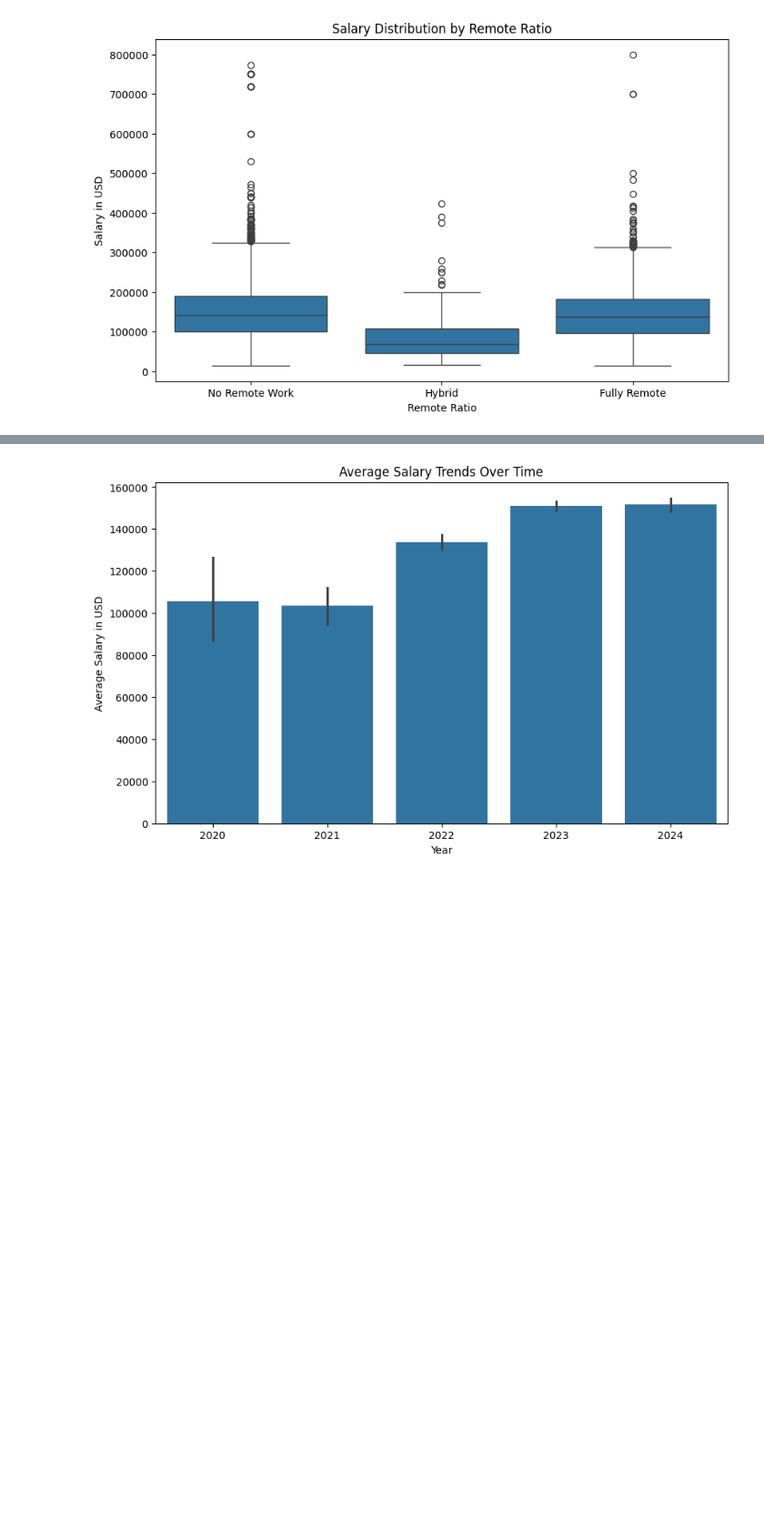
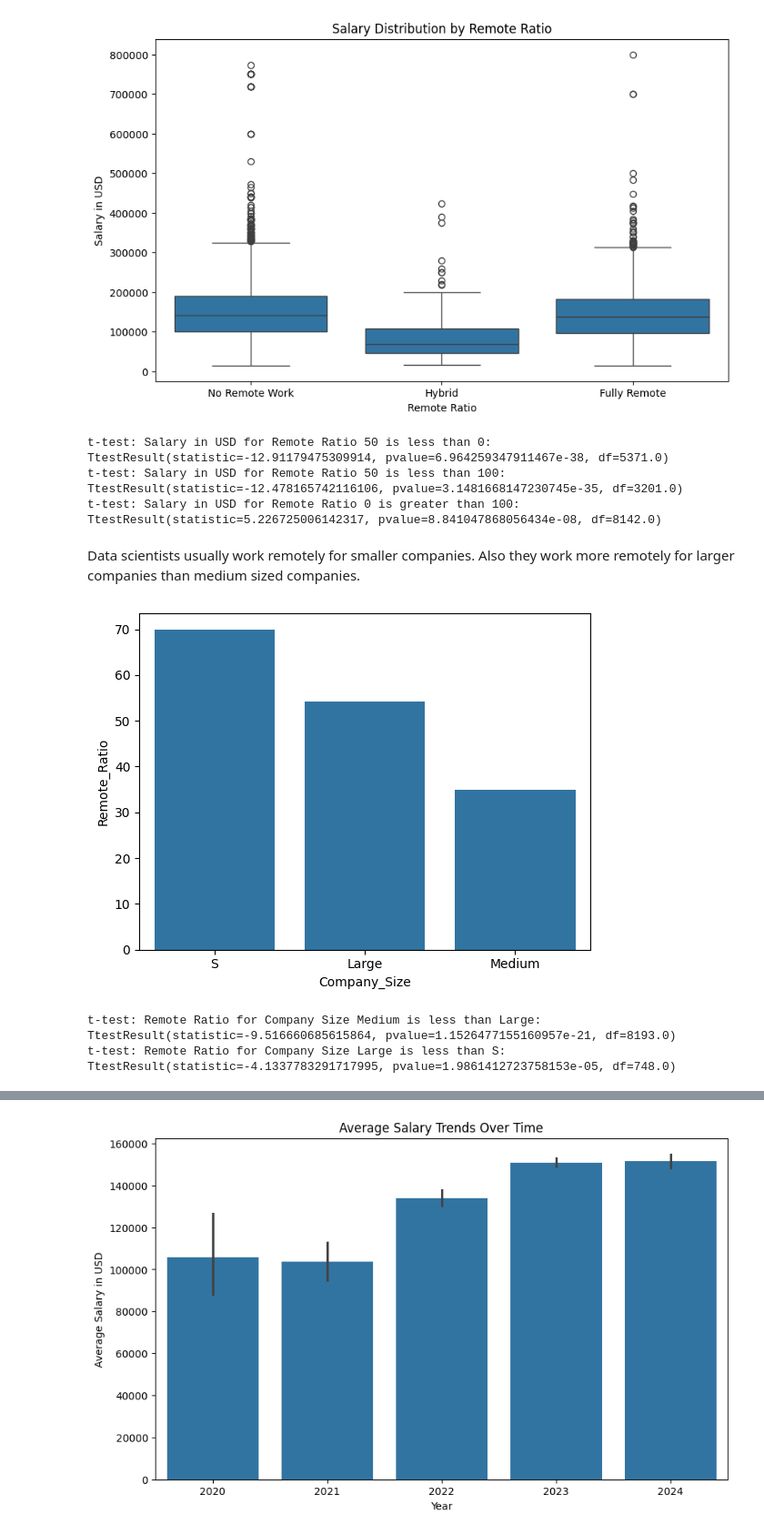
Before and after one commit to itspaspas/DataScience-S03, a Jupyter notebook: DS_CA2_task2.ipynb, the cells around one changed output, grey strips where cells are left out. Shown at 91% size. Cells and saved outputs as stored; diff of their text form; code cells hidden in the pictures; blank space fills up the shorter version.

```diff
--- a/DS_CA2_task2.ipynb
+++ b/DS_CA2_task2.ipynb
@@ -256,3 +337,25 @@ plt.xticks(ticks=[0, 1, 2], labels=['No Remote Work', 'Hybrid', 'Fully Remote'])
 plt.show()
 # %% [output]
 [figure]
+# %%
+print_t_test_results('Remote_Ratio', 'Salary_in_USD', 50, 0, 'less')
+print_t_test_results('Remote_Ratio', 'Salary_in_USD', 50, 100, 'less')
+print_t_test_results('Remote_Ratio', 'Salary_in_USD', 0, 100, 'greater')
+# %% [output]
+t-test: Salary in USD for Remote Ratio 50 is less than 0: TtestResult(statistic=-12.91179475309914, pvalue=6.964259347911467e-38, df=5371.0)
+t-test: Salary in USD for Remote Ratio 50 is less than 100: TtestResult(statistic=-12.478165742116106, pvalue=3.1481668147230745e-35, df=3201.0)
+t-test: Salary in USD for Remote Ratio 0 is greater than 100: TtestResult(statistic=5.226725006142317, pvalue=8.841047868056434e-08, df=8142.0)
+# %% [markdown]
+Data scientists usually work remotely for smaller companies. Also they work more remotely for larger companies than medium sized companies.
+# %%
+high_salaries = pd.DataFrame(df_filtered.groupby(['Company_Size'])['Remote_Ratio'].mean().nlargest(10))
+sns.barplot(x='Company_Size', y='Remote_Ratio', data=high_salaries)
+plt.show()
+# %% [output]
+[figure, added]
+# %%
+print_t_test_results('Company_Size', 'Remote_Ratio', 'Medium', 'Large', 'less')
+print_t_test_results('Company_Size', 'Remote_Ratio', 'Large', 'S', 'less')
+# %% [output]
+t-test: Remote Ratio for Company Size Medium is less than Large: TtestResult(statistic=-9.516660685615864, pvalue=1.1526477155160957e-21, df=8193.0)
+t-test: Remote Ratio for Company Size Large is less than S: TtestResult(statistic=-4.1337783291717995, pvalue=1.9861412723758153e-05, df=748.0)
```
Also changed, not shown: parts of 41 cells of this notebook.
